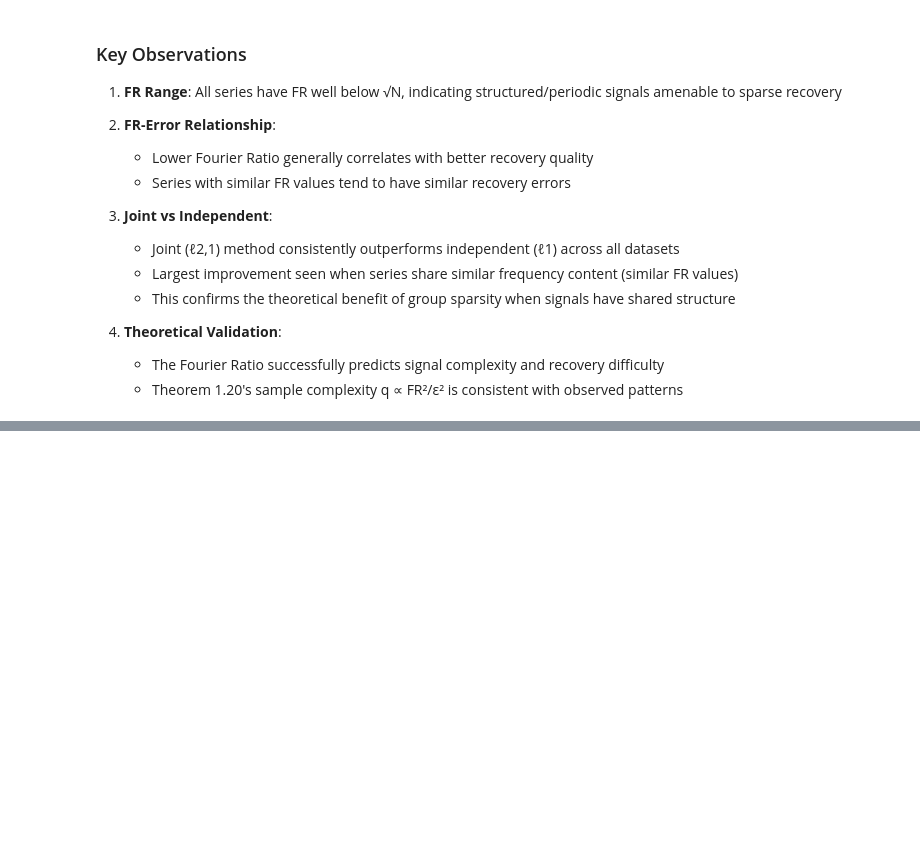
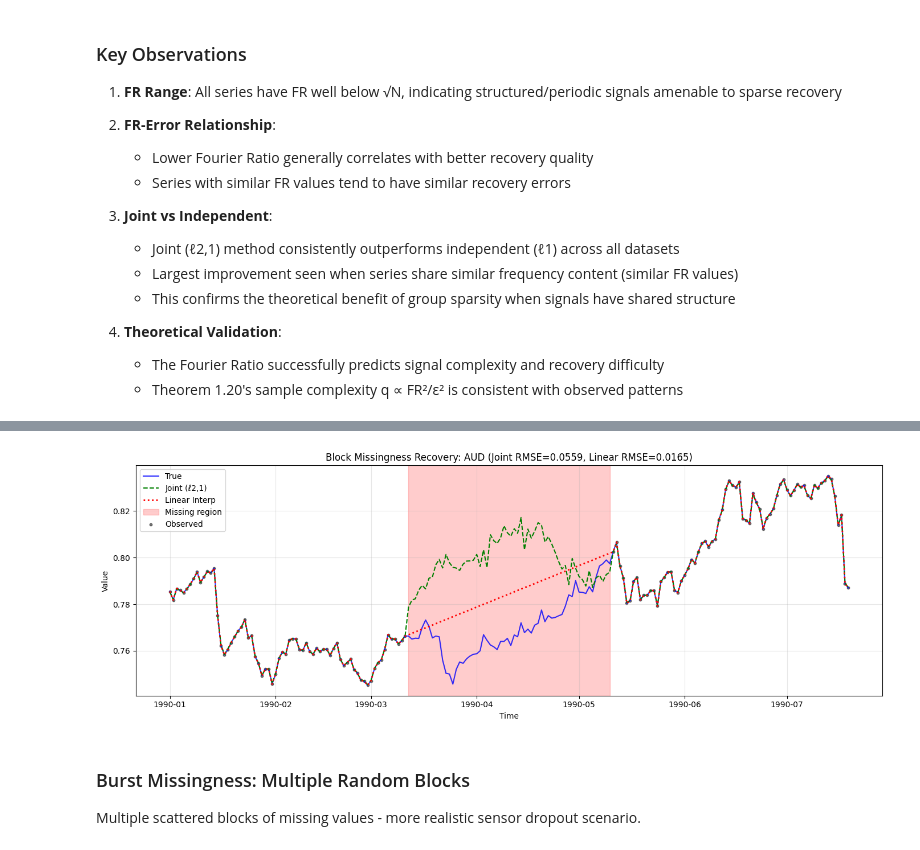
Before and after one commit to 0stapfreeman/TS-research, a Jupyter notebook: notebooks/joint_imputation_experiments.ipynb, the cells around one changed output, grey strips where cells are left out. Cells and saved outputs as stored; diff of their text form; code cells hidden in the pictures; blank space fills up the shorter version.

```diff
--- a/notebooks/joint_imputation_experiments.ipynb
+++ b/notebooks/joint_imputation_experiments.ipynb
@@ -463,0 +875,33 @@ plt.show()
+# %%
+# Visualize block missingness recovery on one example
+mask_block = create_missing_mask(len(X_exch), missing_type="block", keep_prob=0.7, seed=42)
+result_block = run_experiment_with_mask(X_exch, mask_block)
+
+# Plot one currency showing the block recovery
+series_idx = 0  # AUD
+fig, ax = plt.subplots(figsize=(14, 5))
+
+ax.plot(time_exch, X_exch[:, series_idx], 'b-', label='True', linewidth=1.5, alpha=0.8)
+ax.plot(time_exch, result_block['X_joint'][:, series_idx], 'g--', label='Joint (ℓ2,1)', linewidth=1.5)
+ax.plot(time_exch, result_block['X_linear'][:, series_idx] if 'X_linear' not in result_block else
+        impute_linear(X_exch, mask_block)[:, series_idx], 'r:', label='Linear Interp', linewidth=2)
+
+# Shade missing region
+miss_idx = np.where(~mask_block)[0]
+ax.axvspan(time_exch[miss_idx[0]], time_exch[miss_idx[-1]], alpha=0.2, color='red', label='Missing region')
+
+ax.scatter(time_exch[mask_block], X_exch[mask_block, series_idx], c='black', s=10, alpha=0.5, label='Observed')
+
+ax.set_xlabel('Time')
+ax.set_ylabel('Value')
+ax.set_title(f'Block Missingness Recovery: {currency_names[series_idx]} (Joint RMSE={result_block["rmse_joint"]:.4f}, Linear RMSE={result_block["rmse_linear"]:.4f})')
+ax.legend()
+ax.grid(True, alpha=0.3)
+plt.tight_layout()
+plt.show()
+# %% [output]
+[figure, added]
+# %% [markdown]
+### Burst Missingness: Multiple Random Blocks
+
+Multiple scattered blocks of missing values - more realistic sensor dropout scenario.
```
Also changed, not shown: parts of 32 cells of this notebook, 11 other files.
